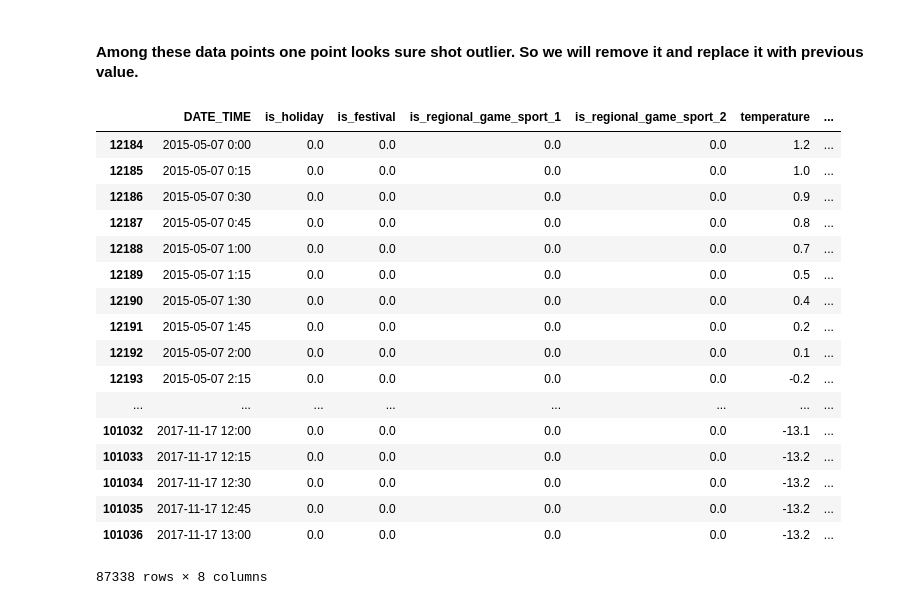
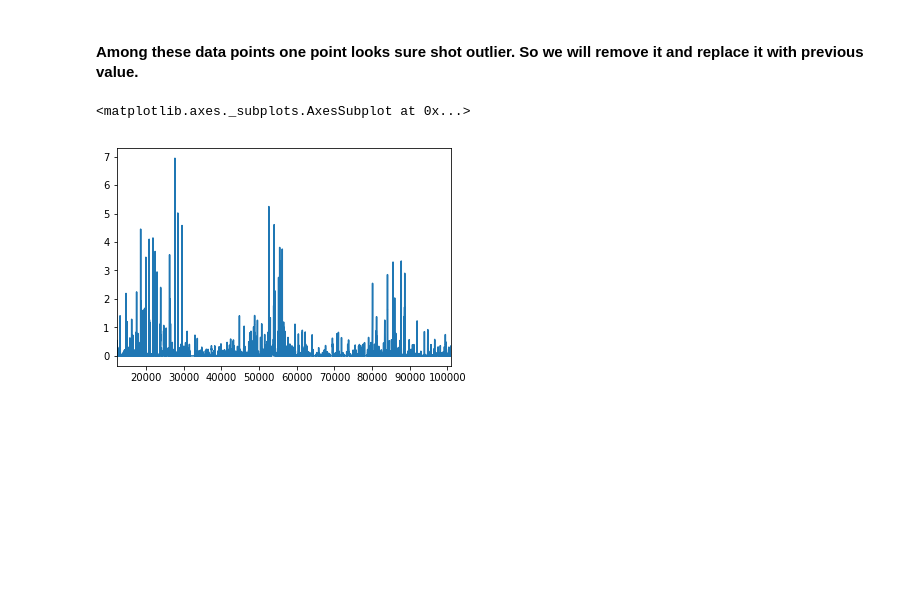
Before and after one commit to shreesha-1990/Water-Demand-Forecasting, a Jupyter notebook: EMAGIN Technical Test-VAR.ipynb, the cells around one changed output. Cells and saved outputs as stored; diff of their text form; code cells hidden in the pictures; blank space fills up the shorter version.

```diff
--- a/EMAGIN Technical Test-VAR.ipynb
+++ b/EMAGIN Technical Test-VAR.ipynb
@@ -346,23 +344,8 @@ anomalies['previous_3_hour_max_precip'].plot()
 #### Among these data points one point looks sure shot outlier. So we will remove it and replace it with previous value.
 # %%
 data[data['previous_3_hour_max_precip'] == -99.0] = None
-data.fillna(method='ffill')
+data = data.fillna(method='ffill')
+data['previous_3_hour_max_precip'].plot()
 # %% [output]
-|  | DATE_TIME | is_holiday | is_festival | is_regional_game_sport_1 | is_regional_game_sport_2 | temperature | ... |
-| 12184 | 2015-05-07 0:00 | 0.0 | 0.0 | 0.0 | 0.0 | 1.2 | ... |
-| 12185 | 2015-05-07 0:15 | 0.0 | 0.0 | 0.0 | 0.0 | 1.0 | ... |
-| 12186 | 2015-05-07 0:30 | 0.0 | 0.0 | 0.0 | 0.0 | 0.9 | ... |
-| 12187 | 2015-05-07 0:45 | 0.0 | 0.0 | 0.0 | 0.0 | 0.8 | ... |
-| 12188 | 2015-05-07 1:00 | 0.0 | 0.0 | 0.0 | 0.0 | 0.7 | ... |
-| 12189 | 2015-05-07 1:15 | 0.0 | 0.0 | 0.0 | 0.0 | 0.5 | ... |
-| 12190 | 2015-05-07 1:30 | 0.0 | 0.0 | 0.0 | 0.0 | 0.4 | ... |
-| 12191 | 2015-05-07 1:45 | 0.0 | 0.0 | 0.0 | 0.0 | 0.2 | ... |
-| 12192 | 2015-05-07 2:00 | 0.0 | 0.0 | 0.0 | 0.0 | 0.1 | ... |
-| 12193 | 2015-05-07 2:15 | 0.0 | 0.0 | 0.0 | 0.0 | -0.2 | ... |
-| ... | ... | ... | ... | ... | ... | ... | ... |
-| 101032 | 2017-11-17 12:00 | 0.0 | 0.0 | 0.0 | 0.0 | -13.1 | ... |
-| 101033 | 2017-11-17 12:15 | 0.0 | 0.0 | 0.0 | 0.0 | -13.2 | ... |
-| 101034 | 2017-11-17 12:30 | 0.0 | 0.0 | 0.0 | 0.0 | -13.2 | ... |
-| 101035 | 2017-11-17 12:45 | 0.0 | 0.0 | 0.0 | 0.0 | -13.2 | ... |
-| 101036 | 2017-11-17 13:00 | 0.0 | 0.0 | 0.0 | 0.0 | -13.2 | ... |
-87338 rows × 8 columns
+<matplotlib.axes._subplots.AxesSubplot at 0x...>
+[figure, added]
```
Also changed, not shown: parts of 5 cells of this notebook, 1 other file.
